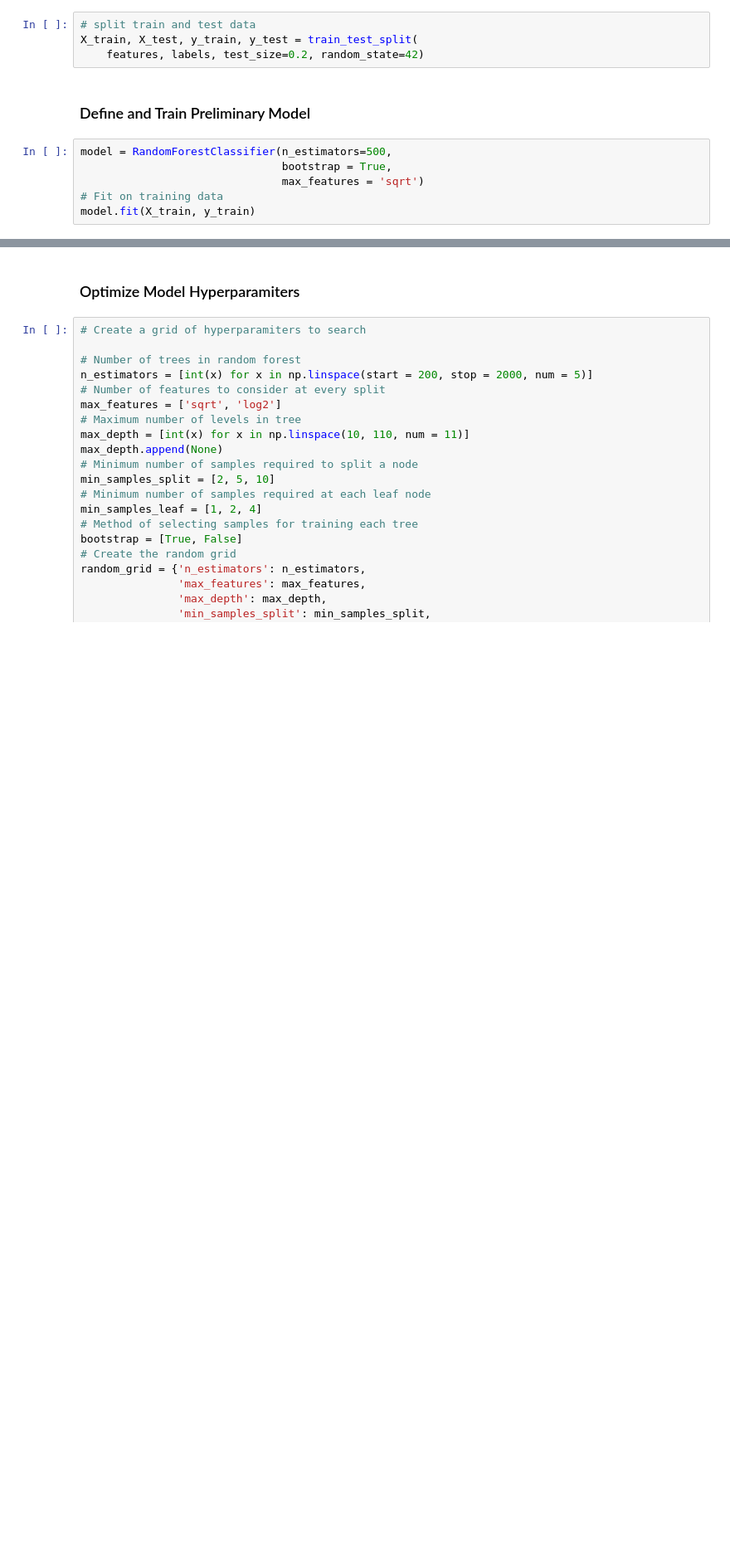
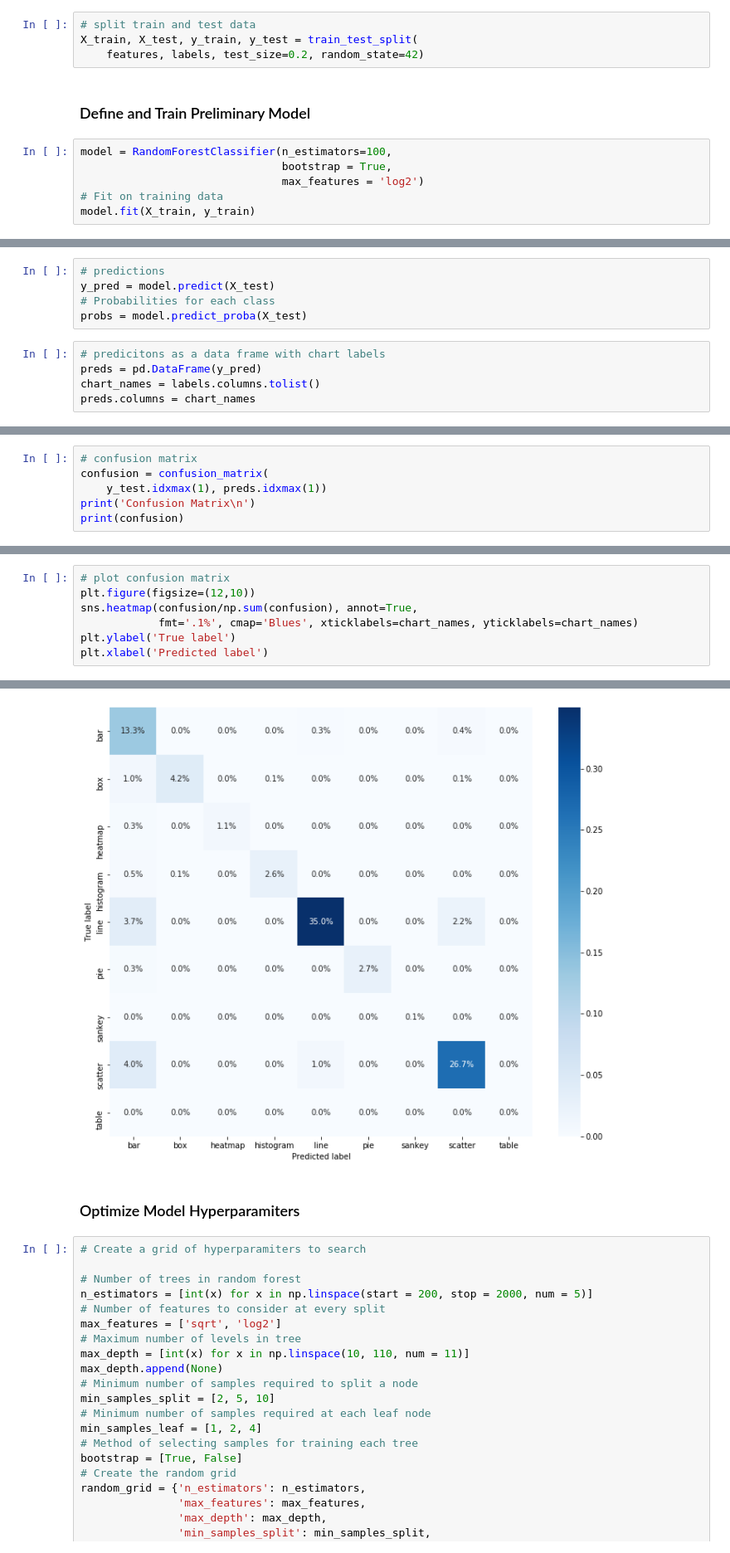
Before and after one commit to devonds/viz, a Jupyter notebook: notebooks/Predict_Chart_Type_RF.ipynb, the cells around one changed output, grey strips where cells are left out. Shown: that part at 83% size. Saved outputs shown, nothing was run; the diff lists cells and outputs as text; blank space fills up the shorter version.

Commit message:
add notebook to predict chart type with a random forest model

```diff
--- a/notebooks/Predict_Chart_Type_RF.ipynb
+++ b/notebooks/Predict_Chart_Type_RF.ipynb
@@ -58,8 +68,8 @@ X_train, X_test, y_train, y_test = train_test_split(
 # %% [markdown]
 ### Define and Train Preliminary Model
 # %%
-model = RandomForestClassifier(n_estimators=500,
+model = RandomForestClassifier(n_estimators=100,
                                bootstrap = True,
-                               max_features = 'sqrt')
+                               max_features = 'log2')
 # Fit on training data
 model.fit(X_train, y_train)
@@ -65,0 +85,10 @@ model.fit(X_train, y_train)
+# %%
+# predictions
+y_pred = model.predict(X_test)
+# Probabilities for each class
+probs = model.predict_proba(X_test)
+# %%
+# predicitons as a data frame with chart labels
+preds = pd.DataFrame(y_pred)
+chart_names = labels.columns.tolist()
+preds.columns = chart_names
@@ -65,0 +141,6 @@ model.fit(X_train, y_train)
+# %%
+# confusion matrix
+confusion = confusion_matrix(
+    y_test.idxmax(1), preds.idxmax(1))
+print('Confusion Matrix\n')
+print(confusion)
@@ -65,0 +159,8 @@ model.fit(X_train, y_train)
+# %%
+# plot confusion matrix
+plt.figure(figsize=(12,10))
+sns.heatmap(confusion/np.sum(confusion), annot=True,
+            fmt='.1%', cmap='Blues', xticklabels=chart_names, yticklabels=chart_names)
+plt.ylabel('True label')
+plt.xlabel('Predicted label')
+# %% [output]
@@ -66,3 +168,4 @@ model.fit(X_train, y_train)
+[figure, added]
 # %% [markdown]
 ### Optimize Model Hyperparamiters
 # %%
```
Also changed, not shown: parts of 10 cells of this notebook.
